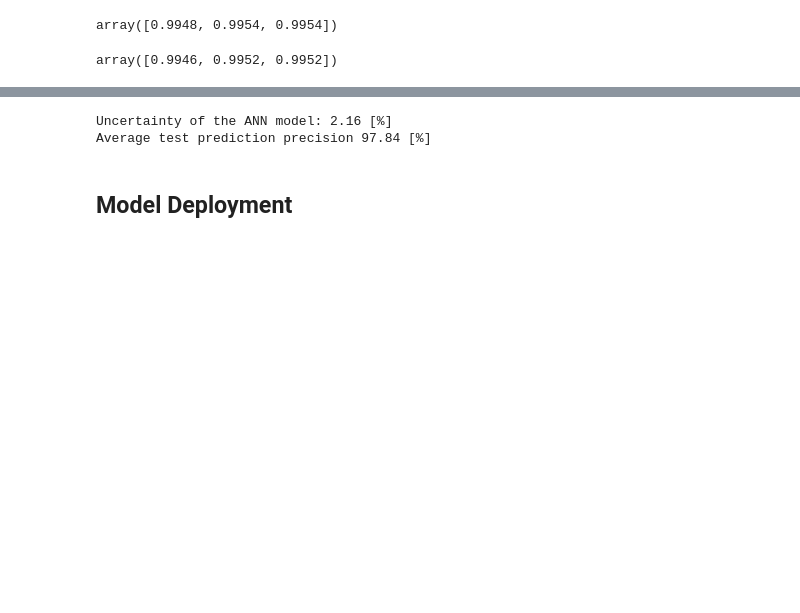
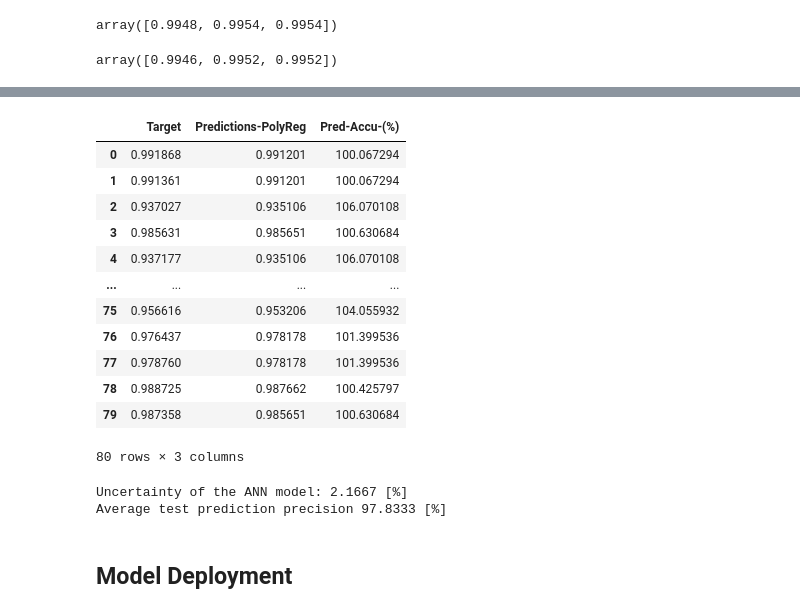
Before and after one commit to nirmalparmarphd/microDSC_error_prediction, a Jupyter notebook: ml_dsc_error_prediction.ipynb, the cells around one changed output, grey strips where cells are left out. Saved outputs shown, nothing was run; the diff lists cells and outputs as text; code cells hidden in the pictures; blank space fills up the shorter version.

```diff
--- a/ml_dsc_error_prediction.ipynb
+++ b/ml_dsc_error_prediction.ipynb
@@ -529,12 +572,36 @@ array([0.9946, 0.9952, 0.9952])
+# %%
+# for polyreg
+prediction_polyreg = pd.DataFrame(polyreg_test_predict)
+target_test.index = prediction_polyreg.index
+pred_accu = (target_test / prediction_polyreg) * 100
+
+result = pd.concat([target_test, prediction_polyreg, pred_accu.iloc[:,0]], axis=1, ignore_index=True)
+result.columns = ['Target', 'Predictions-PolyReg', 'Pred-Accu-(%)']
+result
+# %% [output]
+|  | Target | Predictions-PolyReg | Pred-Accu-(%) |
+| 0 | 0.991868 | 0.991201 | 100.067294 |
+| 1 | 0.991361 | 0.991201 | 100.067294 |
+| 2 | 0.937027 | 0.935106 | 106.070108 |
+| 3 | 0.985631 | 0.985651 | 100.630684 |
+| 4 | 0.937177 | 0.935106 | 106.070108 |
+| ... | ... | ... | ... |
+| 75 | 0.956616 | 0.953206 | 104.055932 |
+| 76 | 0.976437 | 0.978178 | 101.399536 |
+| 77 | 0.978760 | 0.978178 | 101.399536 |
+| 78 | 0.988725 | 0.987662 | 100.425797 |
+| 79 | 0.987358 | 0.985651 | 100.630684 |
+80 rows × 3 columns
 # %%
+# for polyreg
 mean_pred = pred_accu.mean()
 std_pred = pred_accu.std()
 uncertainty_model = std_pred
-print("Uncertainty of the ANN model:", np.round(uncertainty_model[0],2), '[%]')
-print("Average test prediction precision", np.round(100 - uncertainty_model[0],2), '[%]')
+print("Uncertainty of the ANN model:", np.round(uncertainty_model[0],4), '[%]')
+print("Average test prediction precision", np.round(100 - uncertainty_model[0],4), '[%]')
 # %% [output]
-Uncertainty of the ANN model: 2.16 [%]
-Average test prediction precision 97.84 [%]
+Uncertainty of the ANN model: 2.1667 [%]
+Average test prediction precision 97.8333 [%]
 # %% [markdown]
 ## Model Deployment
 # %%
```
Also changed, not shown: parts of 14 cells of this notebook.
